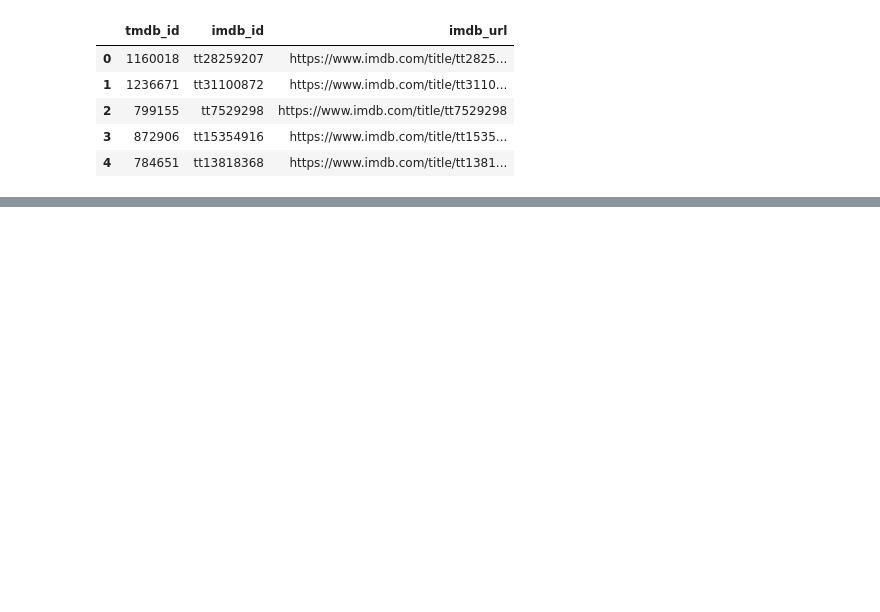
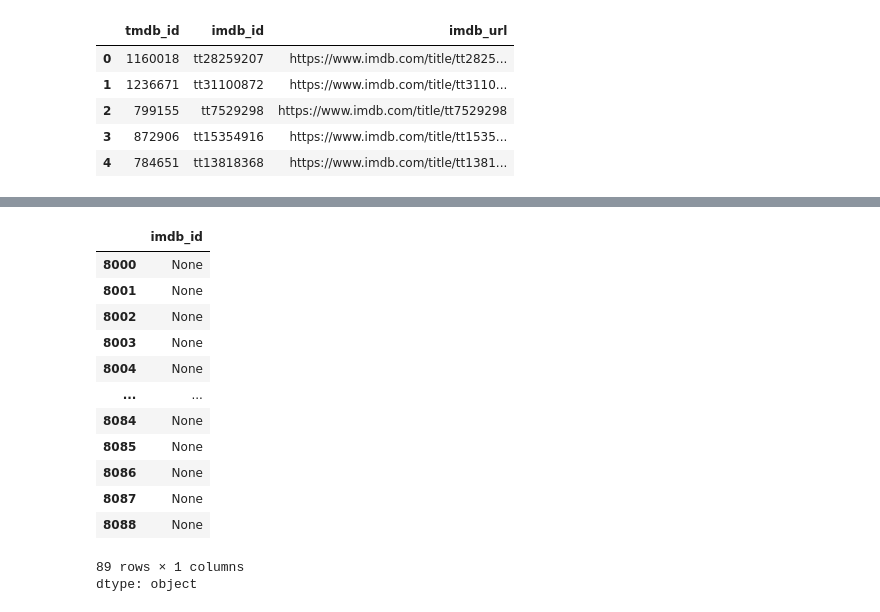
Before and after one commit to Sujeet2003/Feature-Engineering, a Jupyter notebook: 3_getting_movies_details_with_imdb_urls.ipynb, the cells around one changed output, grey strips where cells are left out. Saved outputs shown, nothing was run; the diff lists cells and outputs as text; code cells hidden in the pictures; blank space fills up the shorter version.

```diff
--- a/3_getting_movies_details_with_imdb_urls.ipynb
+++ b/3_getting_movies_details_with_imdb_urls.ipynb
@@ -20,7 +19,4 @@ import numpy as np
 # %%
-import requests
-import json
-
 movie_title = []
 release_date = []
 duration = []
@@ -38,8 +34,11 @@ overview = []
 # Posteman api: apikey=71a67b9f
 # sujeet1772003: apikey=d46dd96
 # 1hk21cs161: apikey=32da4b94
+# sujeetsm: apikey=a089dc88
+
+
 def get_movies_details(imdb_id):
-  url = f"http://www.omdbapi.com/?i={imdb_id}&apikey=32da4b94"
+  url = f"http://www.omdbapi.com/?i={imdb_id}&apikey=d46dd96"
 
   response = requests.get(url).json()
 
@@ -145,3 +139,20 @@ dtype: object
+# %%
+data['imdb_id'].iloc[8000:].apply(get_movies_details)    # Done
+# %% [output]
+|  | imdb_id |
+| 8000 | None |
+| 8001 | None |
+| 8002 | None |
+| 8003 | None |
+| 8004 | None |
+| ... | ... |
+| 8084 | None |
+| 8085 | None |
+| 8086 | None |
+| 8087 | None |
+| 8088 | None |
+89 rows × 1 columns
+dtype: object
 # %%
 df = pd.DataFrame({
     'title': movie_title,
```
Also changed, not shown: parts of 17 cells of this notebook.
